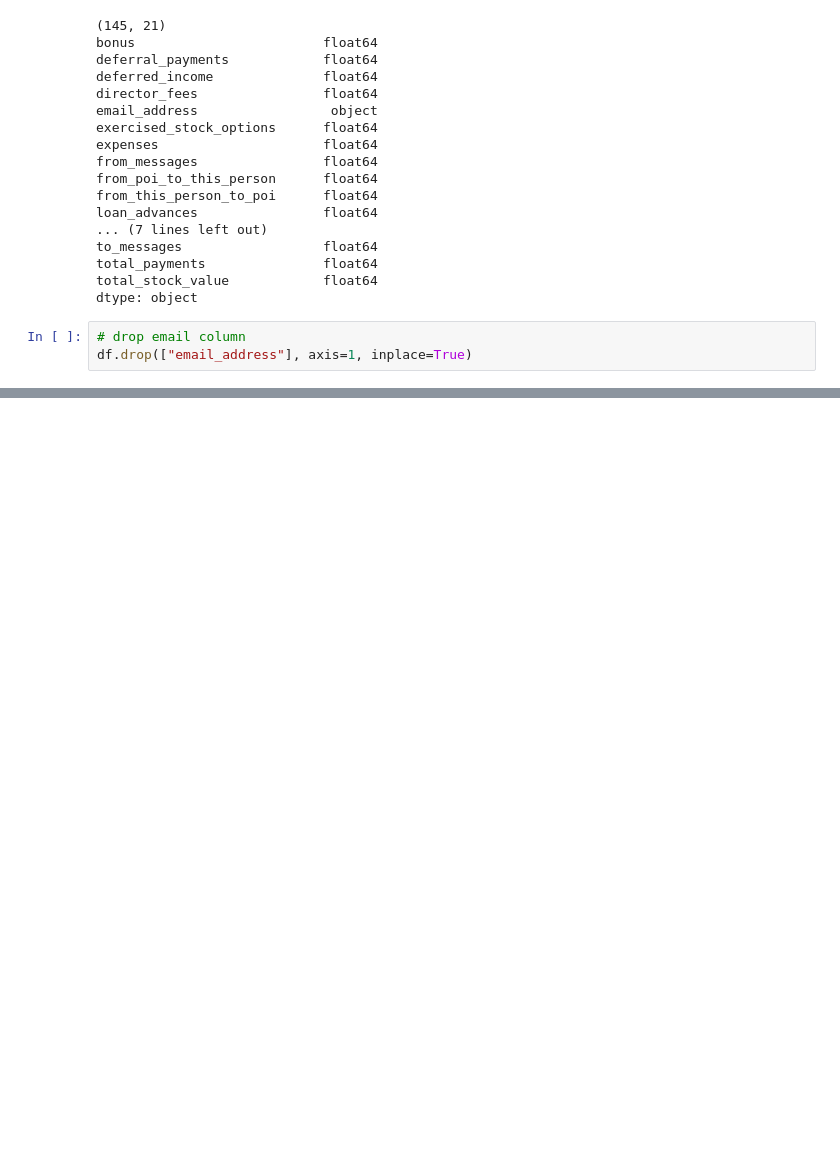
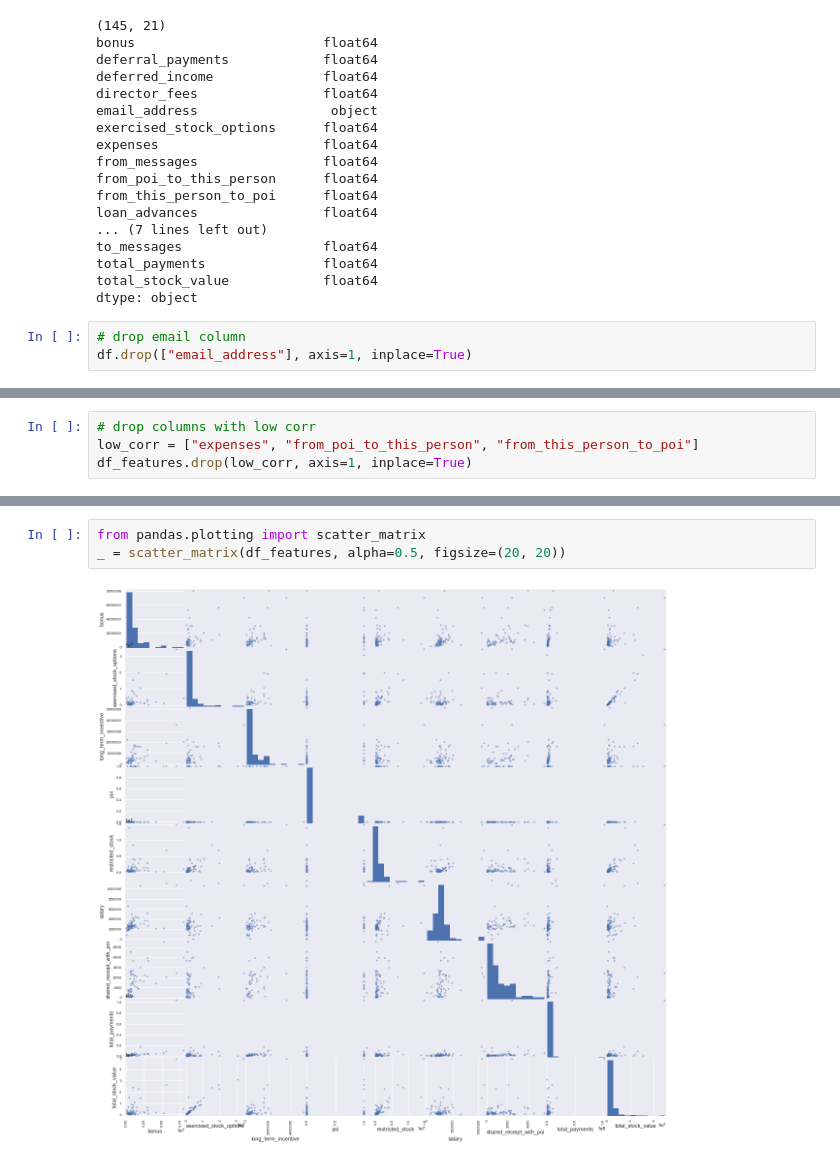
Before and after one commit to slangenbach/udacity-da-nanodegree, a Jupyter notebook: p5/final_project/poi_id.ipynb, the cells around one changed output, grey strips where cells are left out. Drawn from its saved outputs; the diff is of its cells as text; blank space fills up the shorter version.

```diff
--- a/p5/final_project/poi_id.ipynb
+++ b/p5/final_project/poi_id.ipynb
@@ -130 +149,5 @@ df_features.corr()
+# %%
+# drop columns with low corr
+low_corr = ["expenses", "from_poi_to_this_person", "from_this_person_to_poi"]
+df_features.drop(low_corr, axis=1, inplace=True)
 # %%
@@ -147,0 +157,5 @@ Axes(0.125,0.125;0.775x0.755)
+# %%
+from pandas.plotting import scatter_matrix
+_ = scatter_matrix(df_features, alpha=0.5, figsize=(20, 20))
+# %% [output]
+[figure, added]
```
Also changed, not shown: parts of 9 cells of this notebook, 3 other files.
